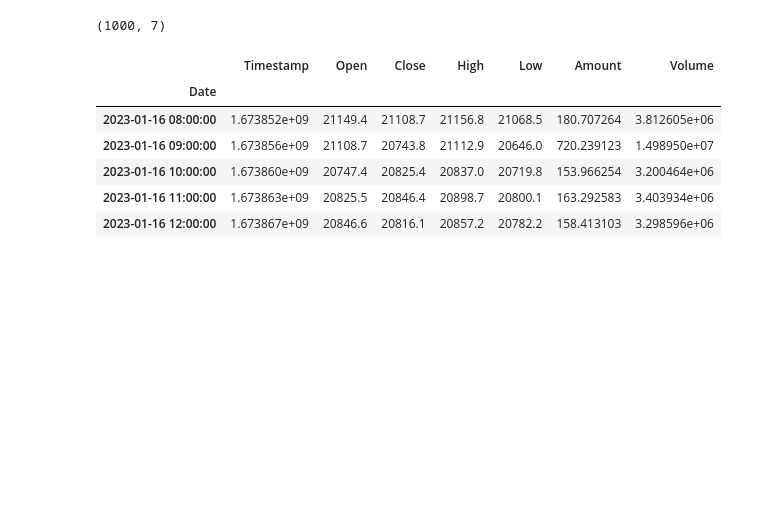
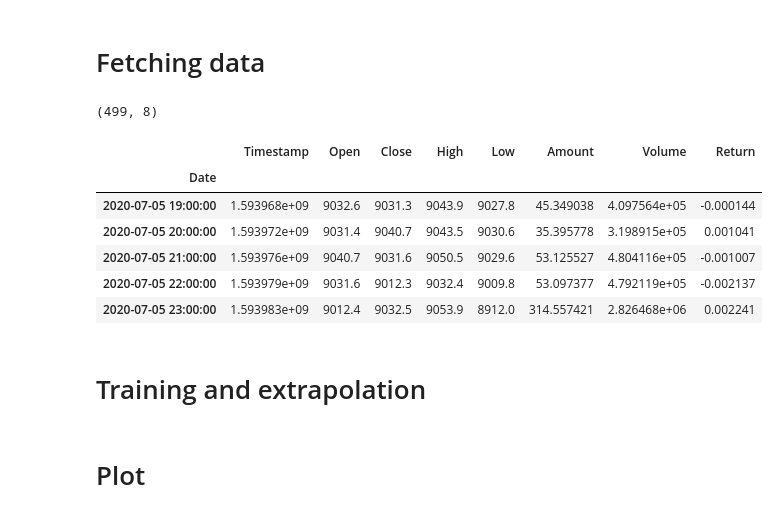
Before and after one commit to BaptisteZloch/Frequency-transformation-and-analysis, a Jupyter notebook: src/02_Fourrier_extrapolation.ipynb, the cells around one changed output. Cells and saved outputs as stored; diff of their text form; code cells hidden in the pictures; blank space fills up the shorter version.

Commit message:
fourrier extrapolation

```diff
--- a/src/02_Fourrier_extrapolation.ipynb
+++ b/src/02_Fourrier_extrapolation.ipynb
@@ -10,22 +10,29 @@ from warnings import filterwarnings
 filterwarnings('ignore')
 
 from modules.data_fetcher import download_historical_data
+# %% [markdown]
+# Fetching data
 # %%
 SYMBOL= 'BTC-USDT'
-index = 100
+window = 500
+starting_index = 22000
 
-df = download_historical_data(SYMBOL,'1hour').iloc[-1000:]
+df = download_historical_data(SYMBOL,'1hour').iloc[starting_index:starting_index+window]
+df["Return"] = df.Close.pct_change()
+df.dropna(inplace=True)
 print(df.shape)
 df.head()
 # %% [output]
-(1000, 7)
+(499, 8)
-|  | Timestamp | Open | Close | High | Low | Amount | Volume |
-| Date |  |  |  |  |  |  |  |
-| 2023-01-16 08:00:00 | 1.673852e+09 | 21149.4 | 21108.7 | 21156.8 | 21068.5 | 180.707264 | 3.812605e+06 |
-| 2023-01-16 09:00:00 | 1.673856e+09 | 21108.7 | 20743.8 | 21112.9 | 20646.0 | 720.239123 | 1.498950e+07 |
-| 2023-01-16 10:00:00 | 1.673860e+09 | 20747.4 | 20825.4 | 20837.0 | 20719.8 | 153.966254 | 3.200464e+06 |
-| 2023-01-16 11:00:00 | 1.673863e+09 | 20825.5 | 20846.4 | 20898.7 | 20800.1 | 163.292583 | 3.403934e+06 |
-| 2023-01-16 12:00:00 | 1.673867e+09 | 20846.6 | 20816.1 | 20857.2 | 20782.2 | 158.413103 | 3.298596e+06 |
+|  | Timestamp | Open | Close | High | Low | Amount | Volume | Return |
+| Date |  |  |  |  |  |  |  |  |
+| 2020-07-05 19:00:00 | 1.593968e+09 | 9032.6 | 9031.3 | 9043.9 | 9027.8 | 45.349038 | 4.097564e+05 | -0.000144 |
+| 2020-07-05 20:00:00 | 1.593972e+09 | 9031.4 | 9040.7 | 9043.5 | 9030.6 | 35.395778 | 3.198915e+05 | 0.001041 |
+| 2020-07-05 21:00:00 | 1.593976e+09 | 9040.7 | 9031.6 | 9050.5 | 9029.6 | 53.125527 | 4.804116e+05 | -0.001007 |
+| 2020-07-05 22:00:00 | 1.593979e+09 | 9031.6 | 9012.3 | 9032.4 | 9009.8 | 53.097377 | 4.792119e+05 | -0.002137 |
+| 2020-07-05 23:00:00 | 1.593983e+09 | 9012.4 | 9032.5 | 9053.9 | 8912.0 | 314.557421 | 2.826468e+06 | 0.002241 |
+# %% [markdown]
+# Training and extrapolation
 # %%
 def fourrier_extrapolation(
     data_to_predict: np.array, n_predict: int, has_trend: bool = True
@@ -83,3 +86,5 @@ extrapolation = fourrier_extrapolation(x, n_predict,True)
+# %% [markdown]
+# Plot
 # %%
 fig = make_subplots(
     rows=1, cols=1, subplot_titles=("Historical price", "Fear and Greed indicator")
```
Also changed, not shown: parts of 1 cell of this notebook.
